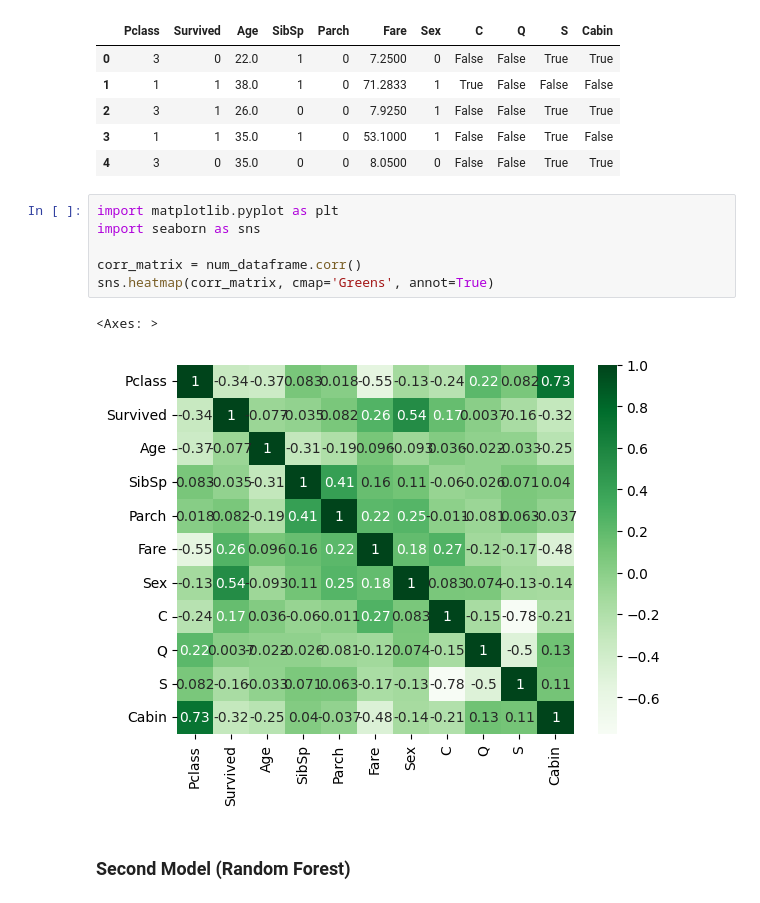
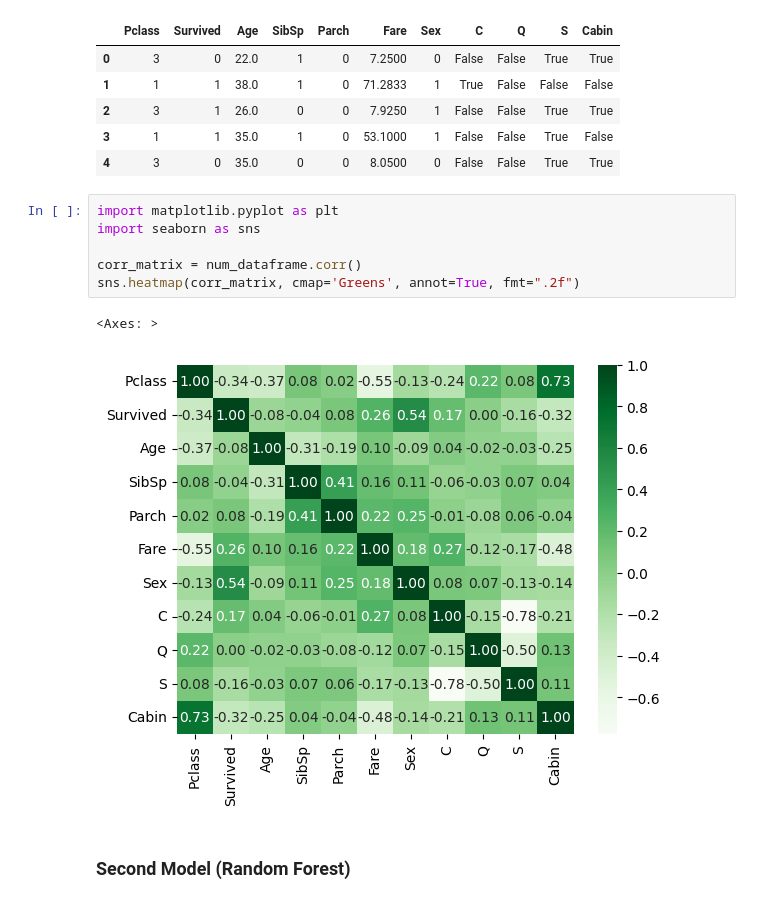
Before and after one commit to BakiRhina/Titanic, a Jupyter notebook: main.ipynb, the cells around one changed output. Drawn from its saved outputs; the diff is of its cells as text.

```diff
--- a/main.ipynb
+++ b/main.ipynb
@@ -716,11 +716,11 @@ num_dataframe.head()
 # %%
 import matplotlib.pyplot as plt
 import seaborn as sns
 
 corr_matrix = num_dataframe.corr()
-sns.heatmap(corr_matrix, cmap='Greens', annot=True)
+sns.heatmap(corr_matrix, cmap='Greens', annot=True, fmt=".2f")
 # %% [output]
 <Axes: >
-[figure, old version]
+[figure, new version]
 # %% [markdown]
 ### Second Model (Random Forest)
```
